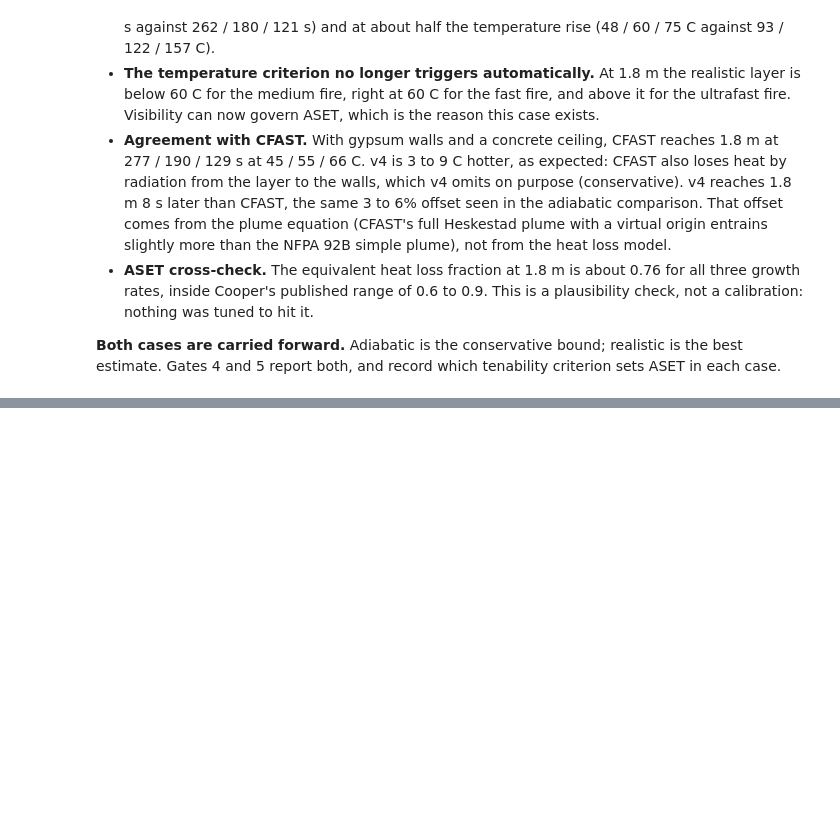
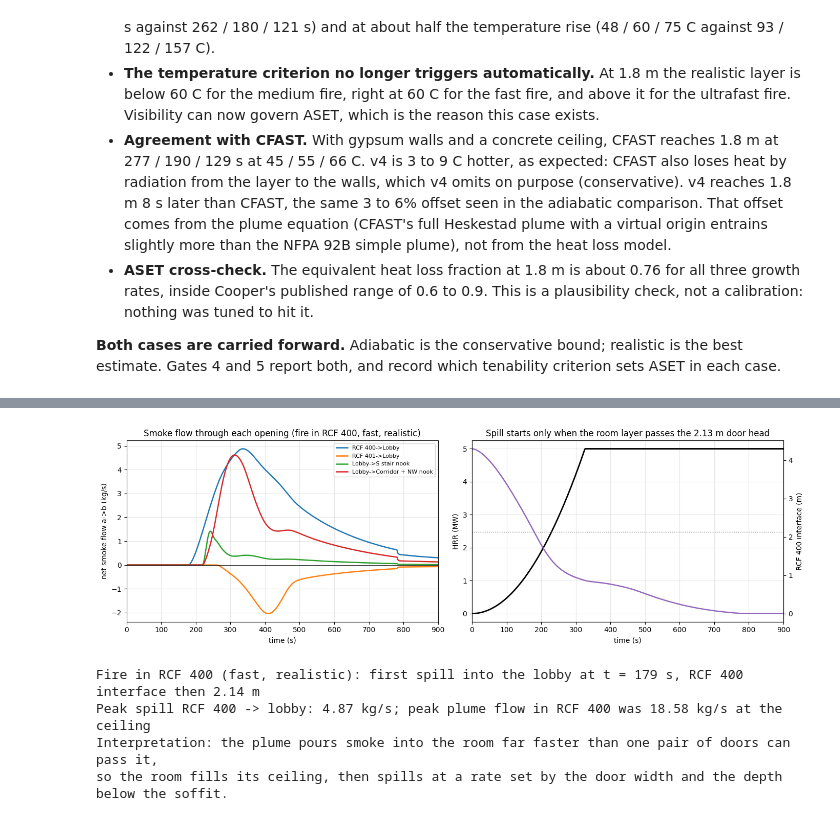
Before and after one commit to njlagana/fire_egress_sim, a Jupyter notebook: fire_sim_v4_rcf.ipynb, the cells around one changed output, grey strips where cells are left out. Drawn from its saved outputs; the diff is of its cells as text; code cells hidden in the pictures; blank space fills up the shorter version.

```diff
--- a/fire_sim_v4_rcf.ipynb
+++ b/fire_sim_v4_rcf.ipynb
@@ -1315,0 +1687,34 @@ equiv lambda_c = radiated fraction (0.3) + convective loss / Q at that moment; A
+# %%
+# --- The bottleneck: flow through each opening, fire in RCF 400, realistic walls ---
+r = g3[(Z400, "realistic")]
+fig, (ax1, ax2) = plt.subplots(1, 2, figsize=(14, 4.5))
+t_f = r["t"][:len(next(iter(r["flows"].values())))]   # flows are recorded up to the last step
+for k, f in r["flows"].items():
+    ax1.plot(t_f, f, lw=1.8, label=k)
+ax1.axhline(0, color="black", lw=0.6)
+ax1.set_xlabel("time (s)"); ax1.set_ylabel("net smoke flow a->b (kg/s)")
+ax1.set_title("Smoke flow through each opening (fire in RCF 400, fast, realistic)")
+ax1.legend(fontsize=8); ax1.grid(alpha=0.3); ax1.set_xlim(0, T_END_G3)
+ax2.plot(r["t"], r["Q"] / 1000, color="black", lw=2, label="HRR (MW)")
+ax2b = ax2.twinx()
+ax2b.plot(r["t"], r[Z400 + ":z"], color="tab:purple", lw=1.8, label="RCF 400 interface")
+ax2b.axhline(DOOR_SOFFIT, color="gray", ls=":", lw=1)
+ax2.set_xlabel("time (s)"); ax2.set_ylabel("HRR (MW)"); ax2b.set_ylabel("RCF 400 interface (m)")
+ax2.set_title("Spill starts only when the room layer passes the 2.13 m door head")
+ax2.grid(alpha=0.3); ax2.set_xlim(0, T_END_G3)
+plt.tight_layout(); plt.show()
+
+i_sp = np.nonzero(r["flows"][f"{Z400}->{ZLOB}"] > 1e-6)[0]
+t_sp = t_f[i_sp[0]] if len(i_sp) else np.nan
+print(f"Fire in RCF 400 (fast, realistic): first spill into the lobby at t = {t_sp:.0f} s, "
+      f"RCF 400 interface then {np.interp(t_sp, r['t'], r[Z400+':z']):.2f} m")
+print(f"Peak spill RCF 400 -> lobby: {r['flows'][f'{Z400}->{ZLOB}'].max():.2f} kg/s; "
+      f"peak plume flow in RCF 400 was {max(plume_mass_flow(CHI_CONV*hrr(t, ALPHA['fast']), H_400) for t in r['t']):.2f} kg/s at the ceiling")
+print("Interpretation: the plume pours smoke into the room far faster than one pair of doors can pass it,")
+print("so the room fills its ceiling, then spills at a rate set by the door width and the depth below the soffit.")
+# %% [output]
+[figure, added]
+Fire in RCF 400 (fast, realistic): first spill into the lobby at t = 179 s, RCF 400 interface then 2.14 m
+Peak spill RCF 400 -> lobby: 4.87 kg/s; peak plume flow in RCF 400 was 18.58 kg/s at the ceiling
+Interpretation: the plume pours smoke into the room far faster than one pair of doors can pass it,
+so the room fills its ceiling, then spills at a rate set by the door width and the depth below the soffit.
```
Also changed, not shown: parts of 11 cells of this notebook, 8 other files.
